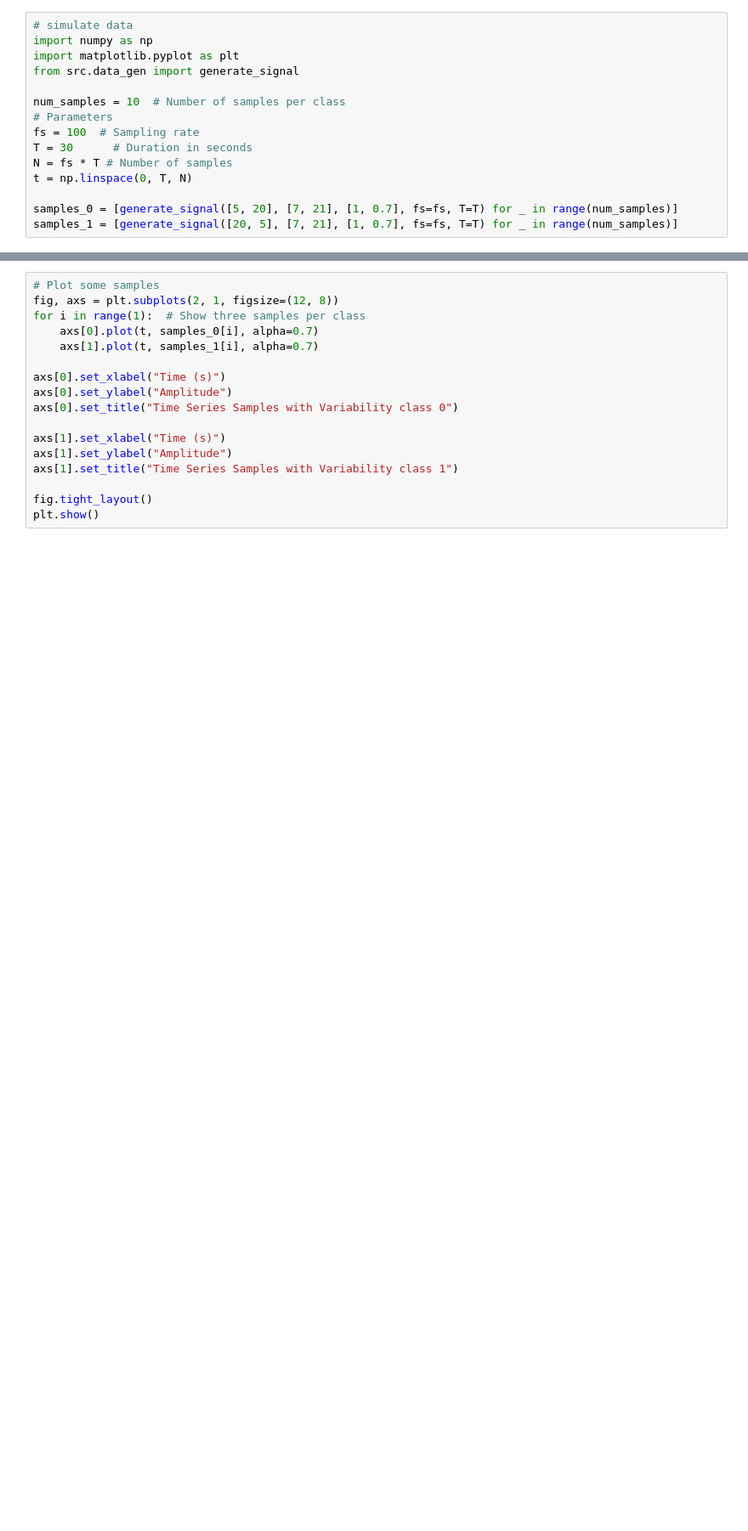
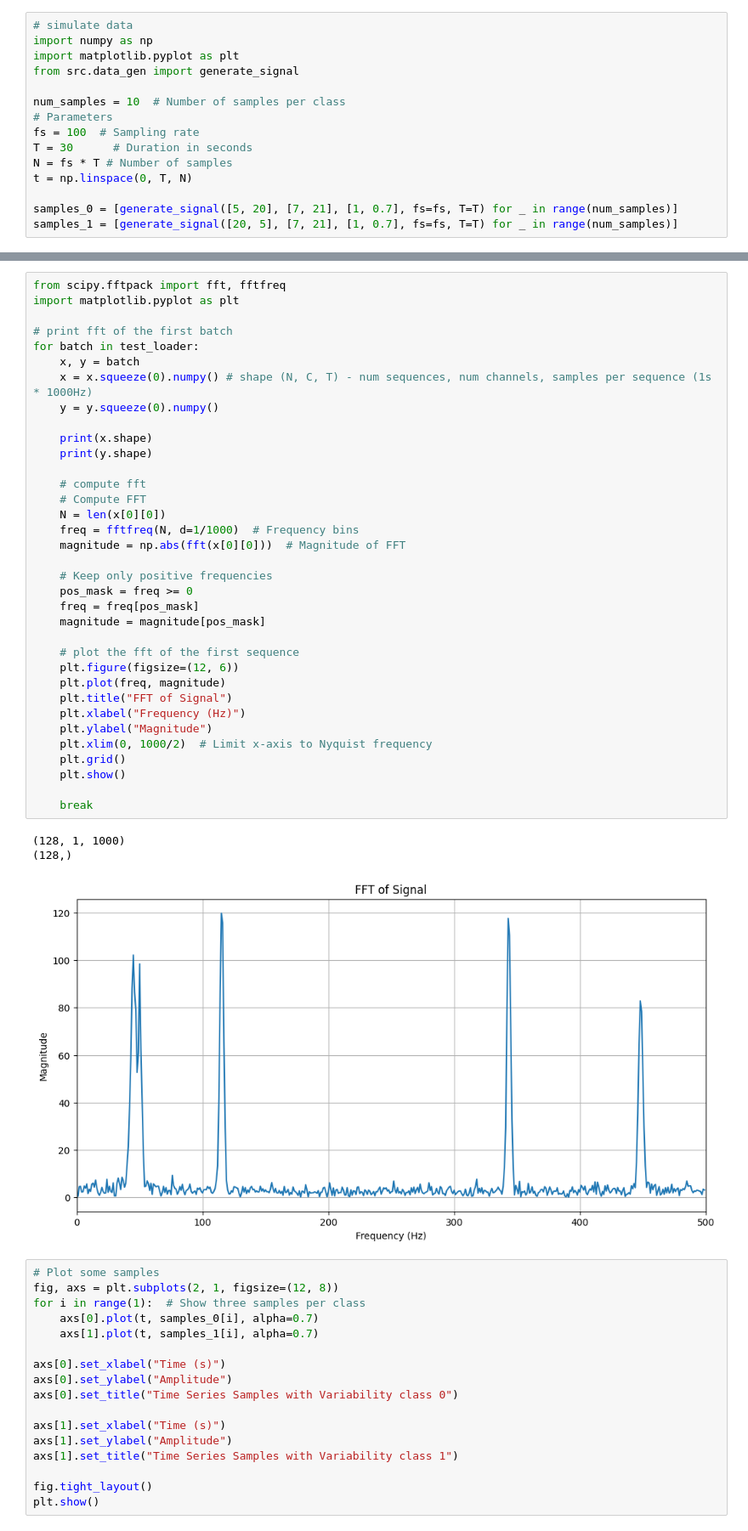
Before and after one commit to aliciags/learnable-masks-explainability-time-series, a Jupyter notebook: filterbank.ipynb, the cells around one changed output, grey strips where cells are left out. Shown at 85% size. Cells and saved outputs as stored; diff of their text form; blank space fills up the shorter version.

```diff
--- a/filterbank.ipynb
+++ b/filterbank.ipynb
@@ -142,3 +192,42 @@ samples_1 = [generate_signal([20, 5], [7, 21], [1, 0.7], fs=fs, T=T) for _ in ra
+# %%
+from scipy.fftpack import fft, fftfreq
+import matplotlib.pyplot as plt
+
+# print fft of the first batch
+for batch in test_loader:
+    x, y = batch
+    x = x.squeeze(0).numpy() # shape (N, C, T) - num sequences, num channels, samples per sequence (1s * 1000Hz)
+    y = y.squeeze(0).numpy()
+
+    print(x.shape)
+    print(y.shape)
+
+    # compute fft
+    # Compute FFT
+    N = len(x[0][0])
+    freq = fftfreq(N, d=1/1000)  # Frequency bins
+    magnitude = np.abs(fft(x[0][0]))  # Magnitude of FFT
+
+    # Keep only positive frequencies
+    pos_mask = freq >= 0
+    freq = freq[pos_mask]
+    magnitude = magnitude[pos_mask]
+
+    # plot the fft of the first sequence
+    plt.figure(figsize=(12, 6))
+    plt.plot(freq, magnitude)
+    plt.title("FFT of Signal")
+    plt.xlabel("Frequency (Hz)")
+    plt.ylabel("Magnitude")
+    plt.xlim(0, 1000/2)  # Limit x-axis to Nyquist frequency
+    plt.grid()
+    plt.show()
+
+    break
+# %% [output]
+(128, 1, 1000)
+(128,)
+[figure, added]
 # %%
 # Plot some samples
 fig, axs = plt.subplots(2, 1, figsize=(12, 8))
```
Also changed, not shown: parts of 2 cells of this notebook, 18 other files.
